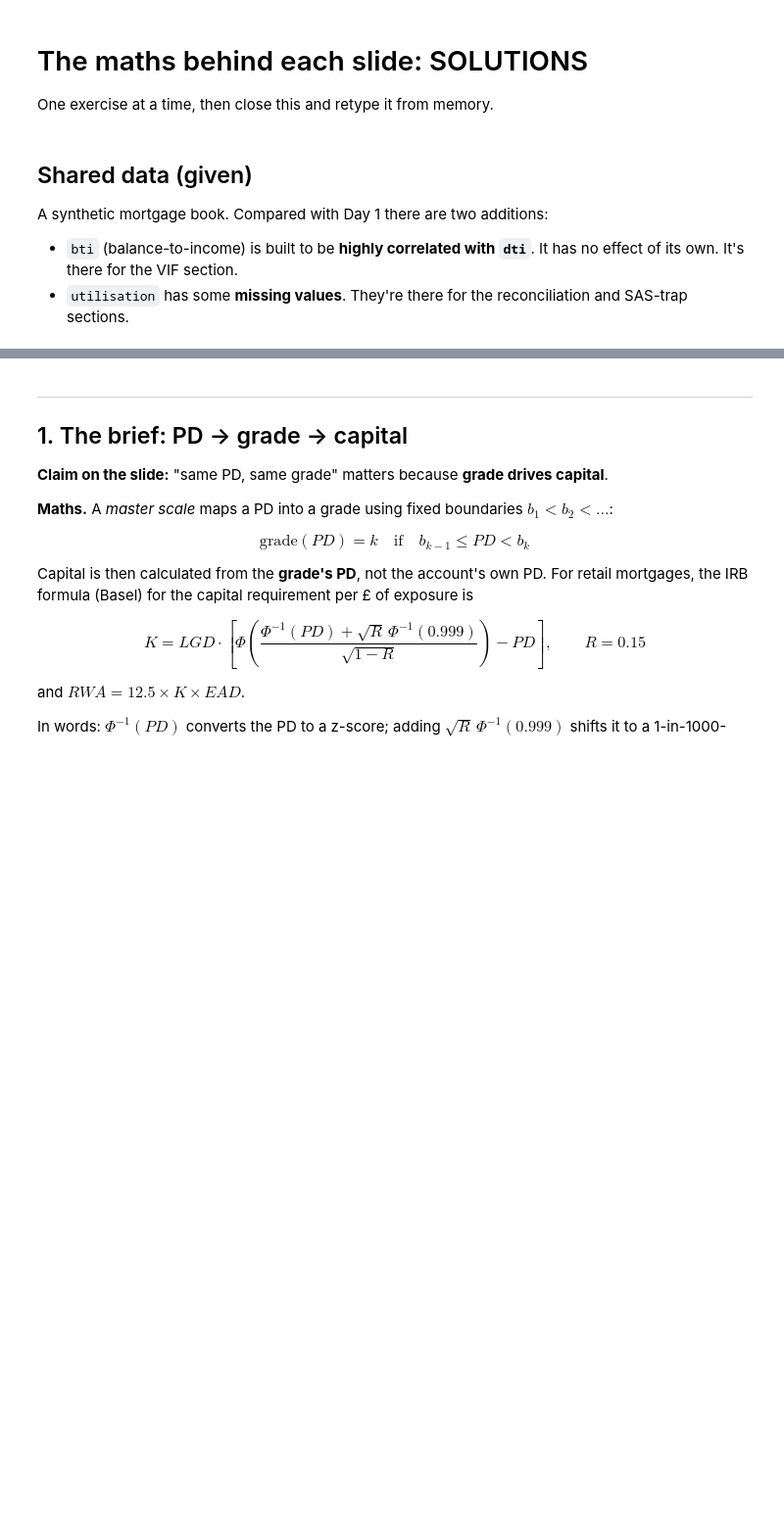
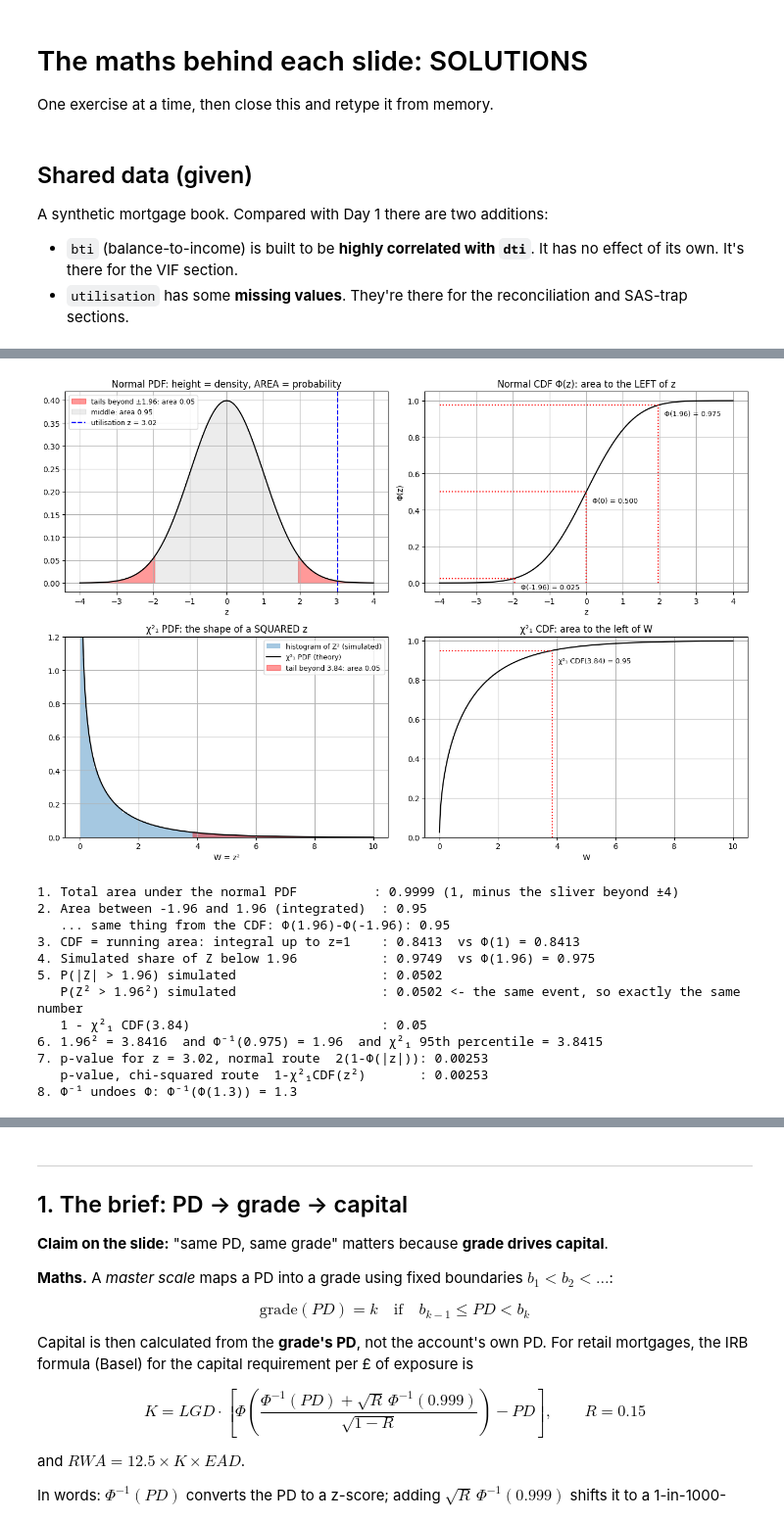
Before and after one commit to S-Azeem/credit_risk_playground, a Jupyter notebook: slide_maths_solutions.ipynb, the cells around one changed output, grey strips where cells are left out. Shown at 98% size. Cells and saved outputs as stored; diff of their text form; code cells hidden in the pictures; blank space fills up the shorter version.

Commit message:
further migration checks

```diff
--- a/slide_maths_solutions.ipynb
+++ b/slide_maths_solutions.ipynb
@@ -42,0 +46,77 @@ print('corr(dti, bti) =', round(dev[['dti', 'bti']].corr().iloc[0, 1], 3))
+# %%
+import numpy as np
+import matplotlib.pyplot as plt
+from scipy import stats
+from scipy.integrate import trapezoid, cumulative_trapezoid
+
+z = np.linspace(-4, 4, 2001)
+pdf, cdf = stats.norm.pdf(z), stats.norm.cdf(z)
+w = np.linspace(0.001, 10, 2001)
+chi_pdf, chi_cdf = stats.chi2.pdf(w, 1), stats.chi2.cdf(w, 1)
+rng = np.random.default_rng(0)
+sims = rng.standard_normal(200_000)
+
+fig, ax = plt.subplots(2, 2, figsize=(13, 9))
+
+# 1. Normal PDF: probability = area
+a = ax[0, 0]
+a.plot(z, pdf, 'k')
+a.fill_between(z, pdf, where=np.abs(z) >= 1.96, color='red', alpha=0.4, label='tails beyond ±1.96: area 0.05')
+a.fill_between(z, pdf, where=np.abs(z) < 1.96, color='grey', alpha=0.15, label='middle: area 0.95')
+a.axvline(3.02, color='blue', ls='--', label='utilisation z = 3.02')
+a.set_title('Normal PDF: height = density, AREA = probability'); a.set_xlabel('z'); a.legend(fontsize=9)
+
+# 2. Normal CDF: running total of the area
+a = ax[0, 1]
+a.plot(z, cdf, 'k')
+for zz in [-1.96, 0, 1.96]:
+    a.plot([zz, zz], [0, stats.norm.cdf(zz)], 'r:'); a.plot([-4, zz], [stats.norm.cdf(zz)] * 2, 'r:')
+    a.annotate(f'Φ({zz}) = {stats.norm.cdf(zz):.3f}', (zz, stats.norm.cdf(zz)), xytext=(8, -14), textcoords='offset points', fontsize=9)
+a.set_title('Normal CDF Φ(z): area to the LEFT of z'); a.set_xlabel('z'); a.set_ylabel('Φ(z)')
+
+# 3. Chi-squared PDF = what Z² looks like
+a = ax[1, 0]
+a.hist(sims**2, bins=200, range=(0, 10), density=True, alpha=0.4, label='histogram of Z² (simulated)')
+a.plot(w, chi_pdf, 'k', label='χ²₁ PDF (theory)')
+a.fill_between(w, chi_pdf, where=w >= 3.84, color='red', alpha=0.4, label='tail beyond 3.84: area 0.05')
+a.set_ylim(0, 1.2); a.set_title('χ²₁ PDF: the shape of a SQUARED z'); a.set_xlabel('W = z²'); a.legend(fontsize=9)
+
+# 4. Chi-squared CDF
+a = ax[1, 1]
+a.plot(w, chi_cdf, 'k')
+a.plot([3.84, 3.84], [0, 0.95], 'r:'); a.plot([0, 3.84], [0.95, 0.95], 'r:')
+a.annotate('χ²₁ CDF(3.84) = 0.95', (3.84, 0.95), xytext=(8, -16), textcoords='offset points', fontsize=9)
+a.set_title('χ²₁ CDF: area to the left of W'); a.set_xlabel('W'); a.set_ylim(0, 1.02)
+plt.tight_layout(); plt.show()
+
+# ---------------- Sense checks ----------------
+print('1. Total area under the normal PDF          :', round(trapezoid(pdf, z), 4), '(1, minus the sliver beyond ±4)')
+mid = (np.abs(z) <= 1.96)
+print('2. Area between -1.96 and 1.96 (integrated)  :', round(trapezoid(pdf[mid], z[mid]), 4))
+print('   ... same thing from the CDF: Φ(1.96)-Φ(-1.96):', round(stats.norm.cdf(1.96) - stats.norm.cdf(-1.96), 4))
+running = cumulative_trapezoid(pdf, z, initial=0)
+i1 = np.argmin(np.abs(z - 1))
+print('3. CDF = running area: integral up to z=1    :', round(running[i1], 4), ' vs Φ(1) =', round(stats.norm.cdf(1), 4))
+print('4. Simulated share of Z below 1.96           :', round((sims < 1.96).mean(), 4), ' vs Φ(1.96) =', round(stats.norm.cdf(1.96), 4))
+print('5. P(|Z| > 1.96) simulated                   :', round((np.abs(sims) > 1.96).mean(), 4))
+print('   P(Z² > 1.96²) simulated                   :', round((sims**2 > 1.96**2).mean(), 4), '<- the same event, so exactly the same number')
+print('   1 - χ²₁ CDF(3.84)                         :', round(1 - stats.chi2.cdf(3.84, 1), 4))
+print('6. 1.96² =', round(1.96**2, 4), ' and Φ⁻¹(0.975) =', round(stats.norm.ppf(0.975), 4), ' and χ²₁ 95th percentile =', round(stats.chi2.ppf(0.95, 1), 4))
+zu = 3.02
+print('7. p-value for z = 3.02, normal route  2(1-Φ(|z|)):', round(2 * (1 - stats.norm.cdf(zu)), 5))
+print('   p-value, chi-squared route  1-χ²₁CDF(z²)       :', round(1 - stats.chi2.cdf(zu**2, 1), 5))
+print('8. Φ⁻¹ undoes Φ: Φ⁻¹(Φ(1.3)) =', round(stats.norm.ppf(stats.norm.cdf(1.3)), 6))
+# %% [output]
+[figure, added]
+1. Total area under the normal PDF          : 0.9999 (1, minus the sliver beyond ±4)
+2. Area between -1.96 and 1.96 (integrated)  : 0.95
+   ... same thing from the CDF: Φ(1.96)-Φ(-1.96): 0.95
+3. CDF = running area: integral up to z=1    : 0.8413  vs Φ(1) = 0.8413
+4. Simulated share of Z below 1.96           : 0.9749  vs Φ(1.96) = 0.975
+5. P(|Z| > 1.96) simulated                   : 0.0502
+   P(Z² > 1.96²) simulated                   : 0.0502 <- the same event, so exactly the same number
+   1 - χ²₁ CDF(3.84)                         : 0.05
+6. 1.96² = 3.8416  and Φ⁻¹(0.975) = 1.96  and χ²₁ 95th percentile = 3.8415
+7. p-value for z = 3.02, normal route  2(1-Φ(|z|)): 0.00253
+   p-value, chi-squared route  1-χ²₁CDF(z²)       : 0.00253
+8. Φ⁻¹ undoes Φ: Φ⁻¹(Φ(1.3)) = 1.3
```
Also changed, not shown: parts of 14 cells of this notebook, 7 other files.
